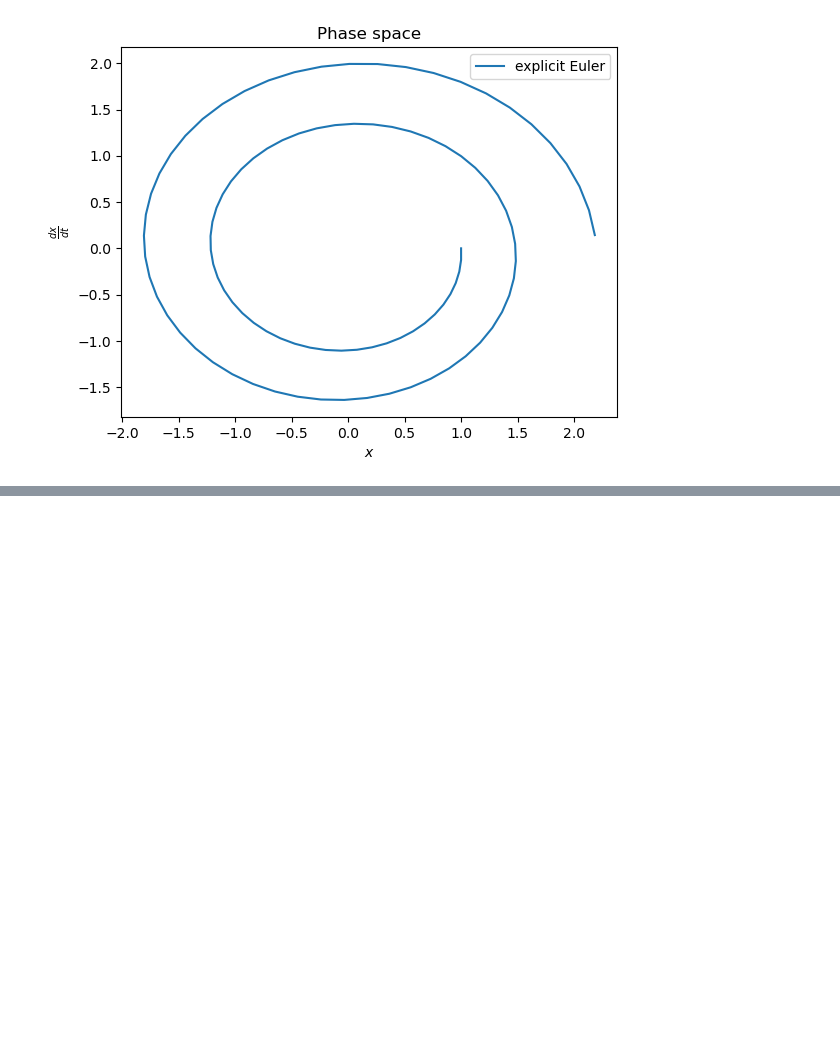
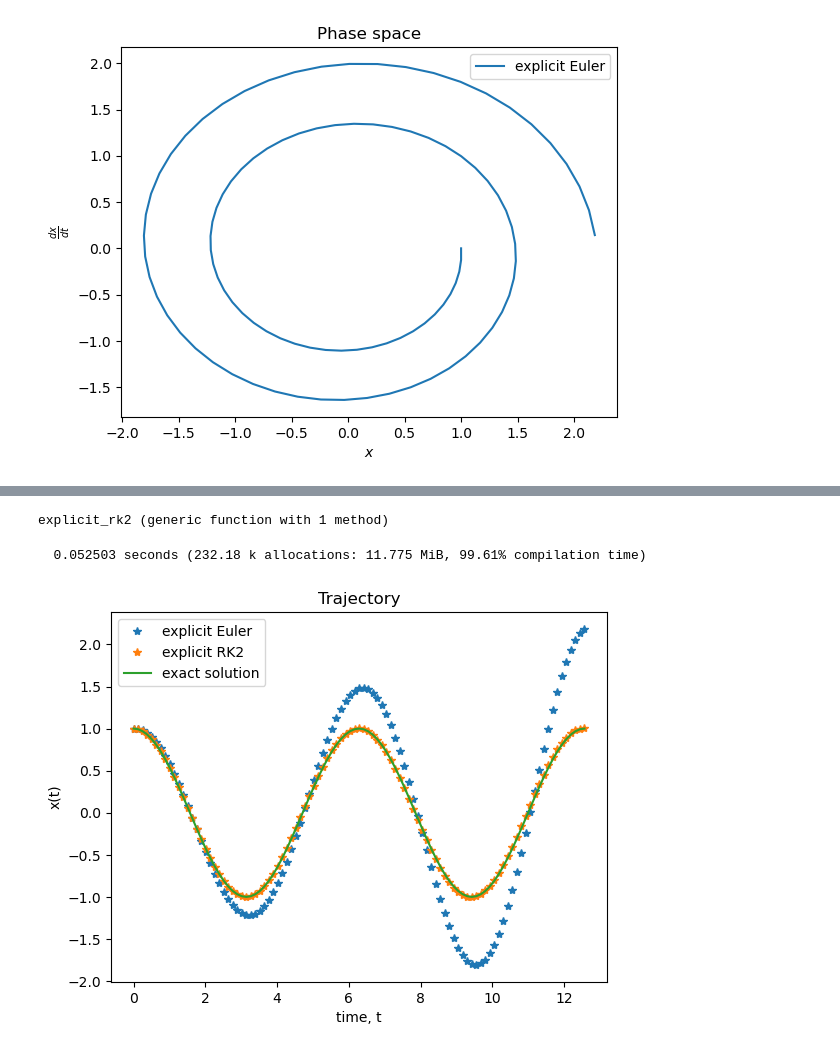
Before and after one commit to tkeegan12/Course_Computational_Physics_and_Engineering, a Jupyter notebook: Module3_Ordinary_Differential_Equations.ipynb, the cells around one changed output, grey strips where cells are left out. Cells and saved outputs as stored; diff of their text form; code cells hidden in the pictures; blank space fills up the shorter version.

```diff
--- a/Module3_Ordinary_Differential_Equations.ipynb
+++ b/Module3_Ordinary_Differential_Equations.ipynb
@@ -168,0 +169,52 @@ In practice, [the forth-order Runge-Kutta method (RK4)](https://dlmf.nist.gov/3.
+# %%
+function explicit_rk2(𝐟::Function, 𝐲₀::Vector, T_final::Real, N::Int)
+
+    # initialization
+    𝐲 = zeros(length(𝐲₀), N + 1)
+
+    # time range
+    t = range(0, T_final, N + 1)
+    Δt = t[2] - t[1]
+
+    𝐲[:, 1] = 𝐲₀
+
+    for k = 1:N
+        g = 𝐲[:, k] + 𝐟(𝐲[:, k], t[k]) * Δt / 2
+        𝐲[:, k + 1] =  𝐲[:, k] + 𝐟(g, t[k] + Δt / 2 ) * Δt
+    end
+
+    return t, 𝐲
+end
+# %% [output]
+explicit_rk2 (generic function with 1 method)
+# %%
+@time begin
+
+expl_rk2_t, expl_rk2_𝐲 = explicit_rk2(
+    # function 𝐟 decleared as an in-line function
+    (y, t) -> [y[2]; -y[1]],
+
+    # valu of 𝐲₀
+    [1; 0],
+
+    # value of T_final
+    4 * π,
+
+    # value of N
+    100,
+);
+
+end;
+# %% [output]
+  0.052503 seconds (232.18 k allocations: 11.775 MiB, 99.61% compilation time)
+# %%
+title("Trajectory")
+plot(expl_euler_t, expl_euler_𝐲[1, :], "*", label="explicit Euler")
+plot(expl_rk2_t, expl_rk2_𝐲[1, :], "*", label="explicit RK2")
+plot(expl_euler_t, cos.(expl_euler_t), label="exact solution")
+xlabel("time, t")
+ylabel("x(t)")
+legend()
+show()
+# %% [output]
+[figure, added]
```
Also changed, not shown: parts of 10 cells of this notebook.
